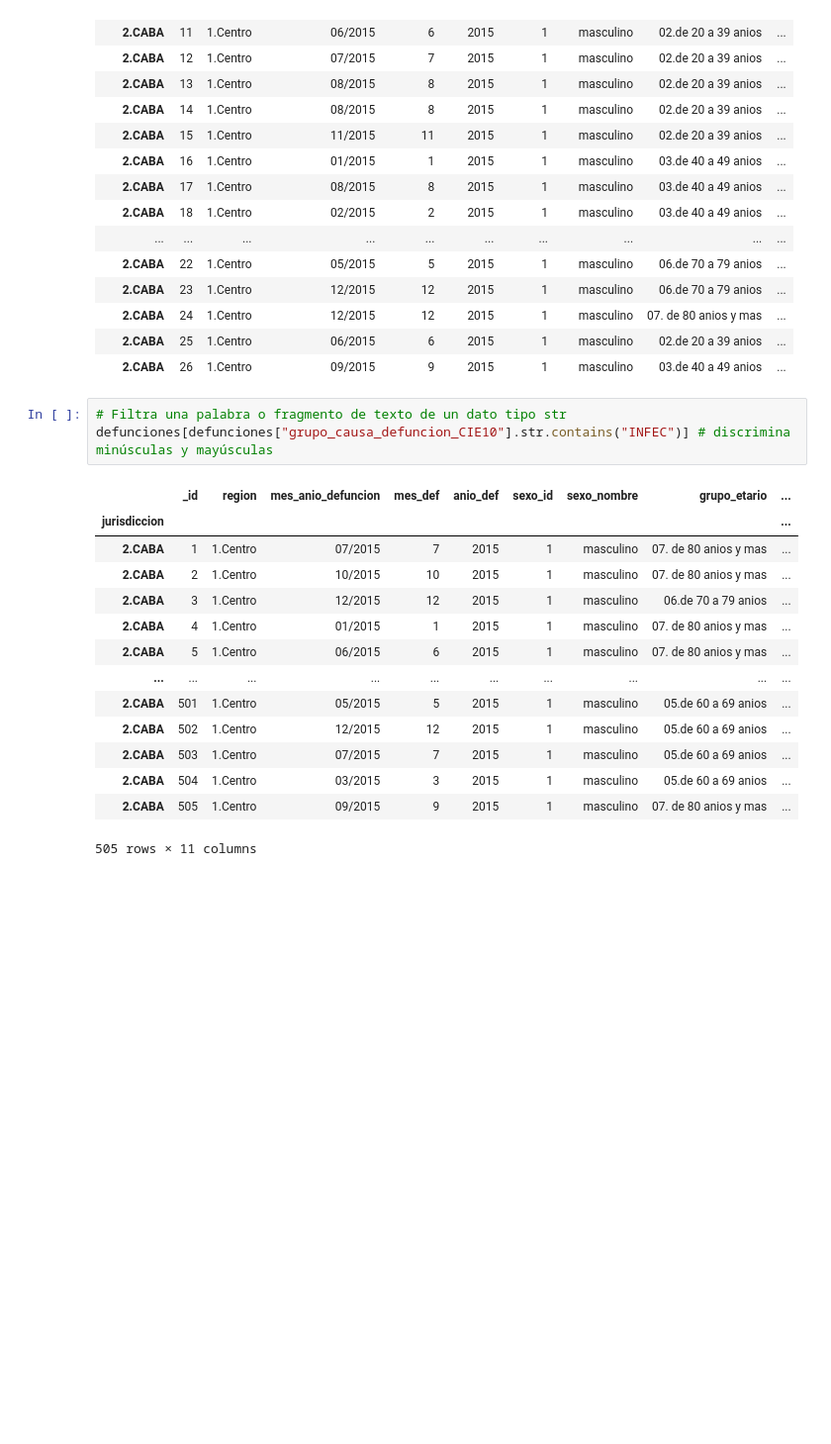
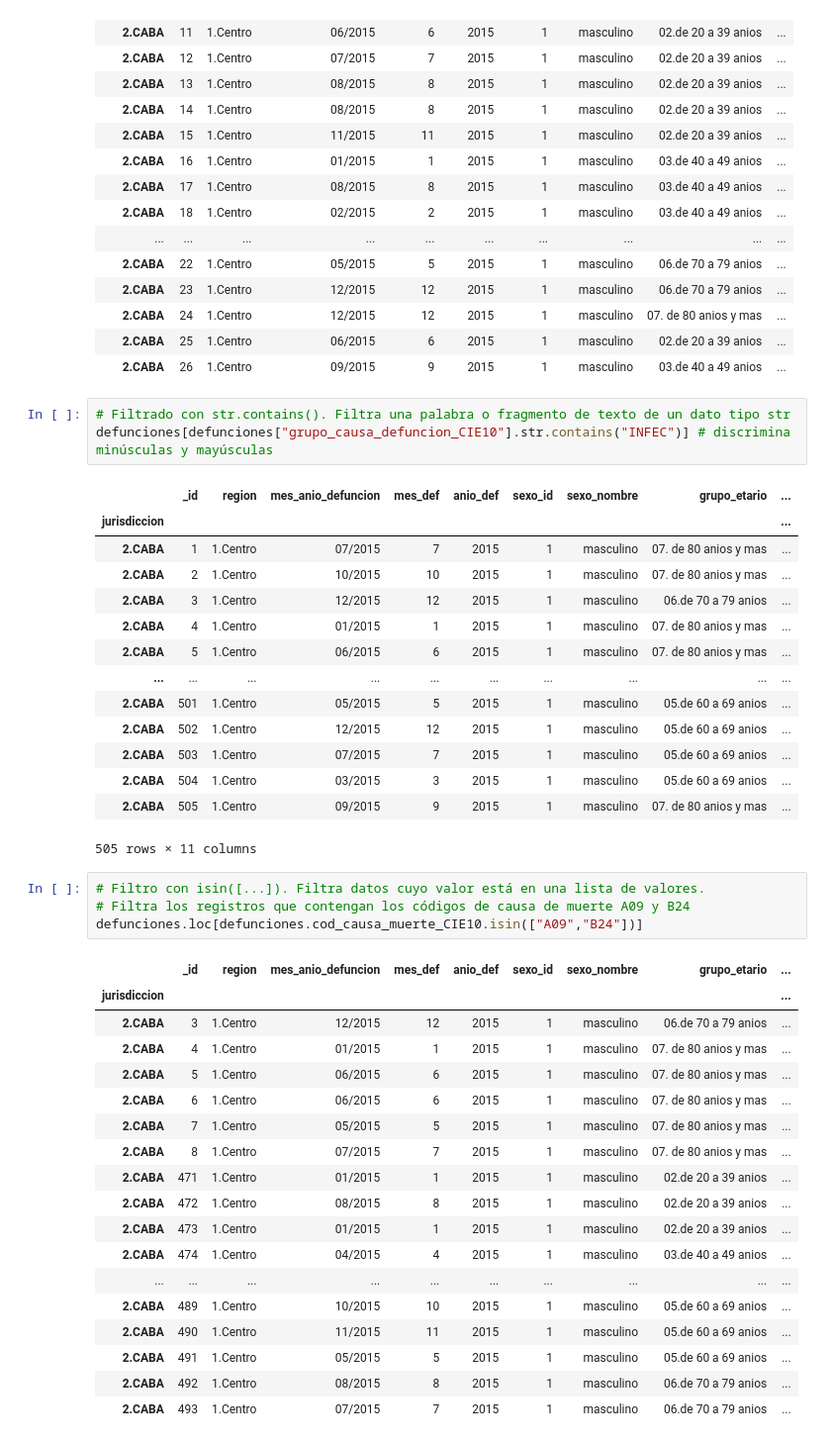
Before and after one commit to gastonruston/Portfolio, a Jupyter notebook: 01-fundamentos/04_pandas_basico.ipynb, the cells around one changed output. Shown at 99% size. Saved outputs shown, nothing was run; the diff lists cells and outputs as text; blank space fills up the shorter version.

```diff
--- a/01-fundamentos/04_pandas_basico.ipynb
+++ b/01-fundamentos/04_pandas_basico.ipynb
@@ -350,7 +350,7 @@ defunciones[defunciones["cod_causa_muerte_CIE10"] == "A16"]
 | 2.CABA | 25 | 1.Centro | 06/2015 | 6 | 2015 | 1 | masculino | 02.de 20 a 39 anios | ... |
 | 2.CABA | 26 | 1.Centro | 09/2015 | 9 | 2015 | 1 | masculino | 03.de 40 a 49 anios | ... |
 # %%
-# Filtra una palabra o fragmento de texto de un dato tipo str
+# Filtrado con str.contains(). Filtra una palabra o fragmento de texto de un dato tipo str
 defunciones[defunciones["grupo_causa_defuncion_CIE10"].str.contains("INFEC")] # discrimina minúsculas y mayúsculas
 # %% [output]
 |  | _id | region | mes_anio_defuncion | mes_def | anio_def | sexo_id | sexo_nombre | grupo_etario | ... |
@@ -367,3 +367,26 @@ defunciones[defunciones["grupo_causa_defuncion_CIE10"].str.contains("INFEC")] #
 | 2.CABA | 504 | 1.Centro | 03/2015 | 3 | 2015 | 1 | masculino | 05.de 60 a 69 anios | ... |
 | 2.CABA | 505 | 1.Centro | 09/2015 | 9 | 2015 | 1 | masculino | 07. de 80 anios y mas | ... |
 505 rows × 11 columns
+# %%
+# Filtro con isin([...]). Filtra datos cuyo valor está en una lista de valores.
+# Filtra los registros que contengan los códigos de causa de muerte A09 y B24
+defunciones.loc[defunciones.cod_causa_muerte_CIE10.isin(["A09","B24"])]
+# %% [output]
+|  | _id | region | mes_anio_defuncion | mes_def | anio_def | sexo_id | sexo_nombre | grupo_etario | ... |
+| jurisdiccion |  |  |  |  |  |  |  |  | ... |
+| 2.CABA | 3 | 1.Centro | 12/2015 | 12 | 2015 | 1 | masculino | 06.de 70 a 79 anios | ... |
+| 2.CABA | 4 | 1.Centro | 01/2015 | 1 | 2015 | 1 | masculino | 07. de 80 anios y mas | ... |
+| 2.CABA | 5 | 1.Centro | 06/2015 | 6 | 2015 | 1 | masculino | 07. de 80 anios y mas | ... |
+| 2.CABA | 6 | 1.Centro | 06/2015 | 6 | 2015 | 1 | masculino | 07. de 80 anios y mas | ... |
+| 2.CABA | 7 | 1.Centro | 05/2015 | 5 | 2015 | 1 | masculino | 07. de 80 anios y mas | ... |
+| 2.CABA | 8 | 1.Centro | 07/2015 | 7 | 2015 | 1 | masculino | 07. de 80 anios y mas | ... |
+| 2.CABA | 471 | 1.Centro | 01/2015 | 1 | 2015 | 1 | masculino | 02.de 20 a 39 anios | ... |
+| 2.CABA | 472 | 1.Centro | 08/2015 | 8 | 2015 | 1 | masculino | 02.de 20 a 39 anios | ... |
+| 2.CABA | 473 | 1.Centro | 01/2015 | 1 | 2015 | 1 | masculino | 02.de 20 a 39 anios | ... |
+| 2.CABA | 474 | 1.Centro | 04/2015 | 4 | 2015 | 1 | masculino | 03.de 40 a 49 anios | ... |
+| ... | ... | ... | ... | ... | ... | ... | ... | ... | ... |
+| 2.CABA | 489 | 1.Centro | 10/2015 | 10 | 2015 | 1 | masculino | 05.de 60 a 69 anios | ... |
+| 2.CABA | 490 | 1.Centro | 11/2015 | 11 | 2015 | 1 | masculino | 05.de 60 a 69 anios | ... |
+| 2.CABA | 491 | 1.Centro | 05/2015 | 5 | 2015 | 1 | masculino | 05.de 60 a 69 anios | ... |
+| 2.CABA | 492 | 1.Centro | 08/2015 | 8 | 2015 | 1 | masculino | 06.de 70 a 79 anios | ... |
+| 2.CABA | 493 | 1.Centro | 07/2015 | 7 | 2015 | 1 | masculino | 06.de 70 a 79 anios | ... |
```
Also changed, not shown: parts of 5 cells of this notebook.
